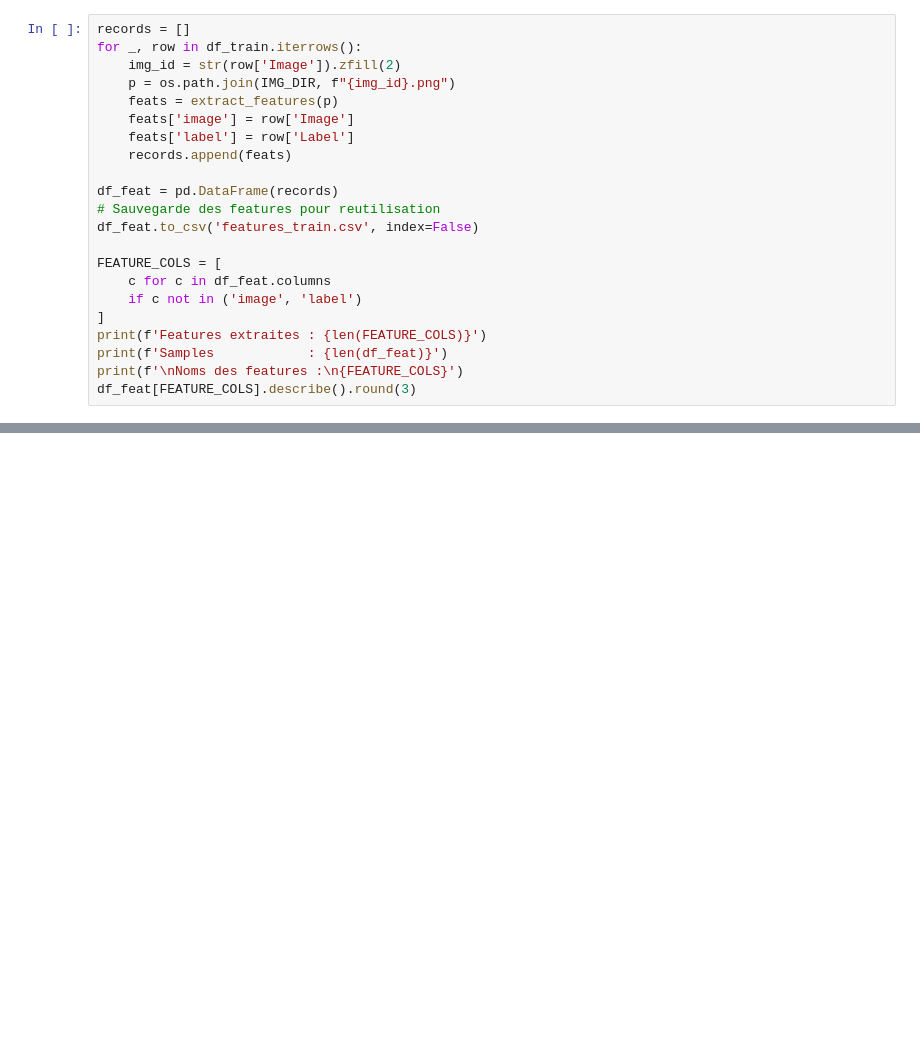
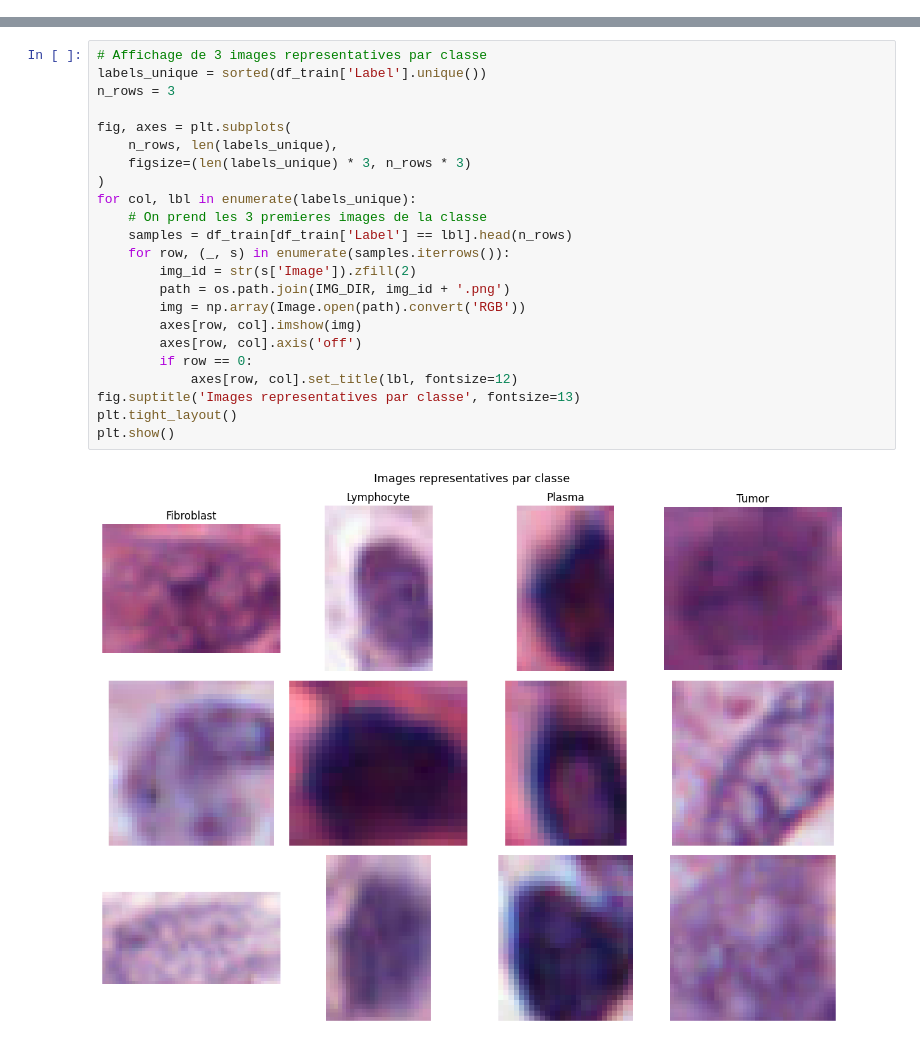
Before and after one commit to YannRM1/IA-Optimisation, a Jupyter notebook: projet_IA_optimisation.ipynb, the cells around one changed output, grey strips where cells are left out. Cells and saved outputs as stored; diff of their text form; blank space fills up the shorter version.

```diff
--- a/projet_IA_optimisation.ipynb
+++ b/projet_IA_optimisation.ipynb
@@ -271,22 +0,0 @@ def extract_features(img_path):
-# %%
-records = []
-for _, row in df_train.iterrows():
-    img_id = str(row['Image']).zfill(2)
-    p = os.path.join(IMG_DIR, f"{img_id}.png")
-    feats = extract_features(p)
-    feats['image'] = row['Image']
-    feats['label'] = row['Label']
-    records.append(feats)
-
-df_feat = pd.DataFrame(records)
-# Sauvegarde des features pour reutilisation
-df_feat.to_csv('features_train.csv', index=False)
-
-FEATURE_COLS = [
-    c for c in df_feat.columns
-    if c not in ('image', 'label')
-]
-print(f'Features extraites : {len(FEATURE_COLS)}')
-print(f'Samples            : {len(df_feat)}')
-print(f'\nNoms des features :\n{FEATURE_COLS}')
-df_feat[FEATURE_COLS].describe().round(3)
@@ -667,0 +111,25 @@ Accuracy CV        : 0.6625
+# %%
+# Affichage de 3 images representatives par classe
+labels_unique = sorted(df_train['Label'].unique())
+n_rows = 3
+
+fig, axes = plt.subplots(
+    n_rows, len(labels_unique),
+    figsize=(len(labels_unique) * 3, n_rows * 3)
+)
+for col, lbl in enumerate(labels_unique):
+    # On prend les 3 premieres images de la classe
+    samples = df_train[df_train['Label'] == lbl].head(n_rows)
+    for row, (_, s) in enumerate(samples.iterrows()):
+        img_id = str(s['Image']).zfill(2)
+        path = os.path.join(IMG_DIR, img_id + '.png')
+        img = np.array(Image.open(path).convert('RGB'))
+        axes[row, col].imshow(img)
+        axes[row, col].axis('off')
+        if row == 0:
+            axes[row, col].set_title(lbl, fontsize=12)
+fig.suptitle('Images representatives par classe', fontsize=13)
+plt.tight_layout()
+plt.show()
+# %% [output]
+[figure, added]
```
Also changed, not shown: parts of 46 cells of this notebook, 59 other files.
